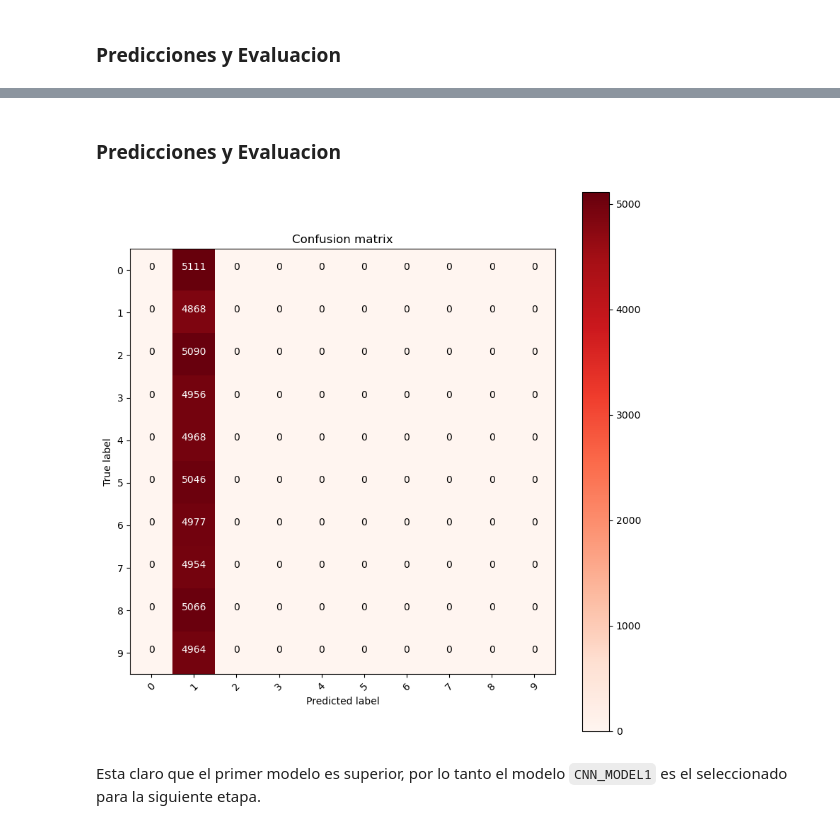
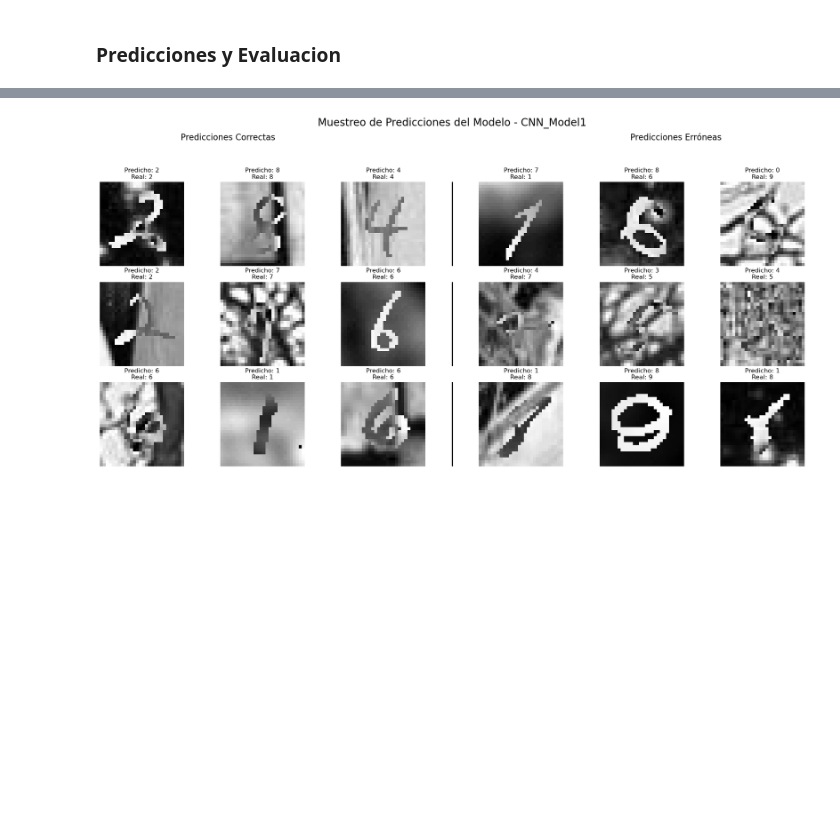
Before and after one commit to LeivaDiego/Lab4-DataScience, a Jupyter notebook: Lab4_CNN.ipynb, the cells around one changed output, grey strips where cells are left out. Saved outputs shown, nothing was run; the diff lists cells and outputs as text; code cells hidden in the pictures; blank space fills up the shorter version.

```diff
--- a/Lab4_CNN.ipynb
+++ b/Lab4_CNN.ipynb
@@ -1240,24 +1016,0 @@ def validate(data_loader):
-# %%
-train_loss, train_accuracy = [], []
-val_loss, val_accuracy = [], []
-val_preds, val_proba = [], []
-train_lr = []
-
-for epoch in range(EPOCHS):
-
-    print(f"Epoch {epoch+1} of {EPOCHS}\n")
-
-    train_epoch_loss, train_epoch_accuracy, train_epoch_lr = fit(epoch)
-    val_epoch_loss, val_epoch_accuracy, val_epoch_preds, val_epoch_proba = validate(val_loader)
-
-    train_loss.append(train_epoch_loss)
-    train_accuracy.append(train_epoch_accuracy)
-    train_lr.append(train_epoch_lr)
-
-    val_loss.append(val_epoch_loss)
-    val_accuracy.append(val_epoch_accuracy)
-    val_preds.append(val_epoch_preds)
-    val_proba.append(val_epoch_proba)
-
-    print(f"Train Loss: {train_epoch_loss:.4f}, Train Acc: {train_epoch_accuracy:.2f}")
-    print(f'Val Loss: {val_epoch_loss:.4f}, Val Acc: {val_epoch_accuracy:.2f}\n')
@@ -1344,2 +1016,0 @@ plot_history()
-# %% [markdown]
-### Predicciones y Evaluacion
@@ -1371,13 +1016,0 @@ def plot_confusion_matrix(confusion_matrix,
-# %%
-# Get predictions of validation set from last epoch
-y_pred_classes = val_preds[EPOCHS - 1].cpu().numpy().ravel()
-
-# compute the confusion matrix
-cm = confusion_matrix(y_val, y_pred_classes)
-
-# plot the confusion matrix
-plot_confusion_matrix(cm)
-# %% [output]
-[figure, removed]
-# %% [markdown]
-Esta claro que el primer modelo es superior, por lo tanto el modelo `CNN_MODEL1` es el seleccionado para la siguiente etapa.
@@ -1383,0 +1068,4 @@ Esta claro que el primer modelo es superior, por lo tanto el modelo `CNN_MODEL1`
+# %%
+plot_predictions_sample(val_preds, 'CNN_Model1')
+# %% [output]
+[figure, added]
```
Also changed, not shown: parts of 46 cells of this notebook, 1 other file.
